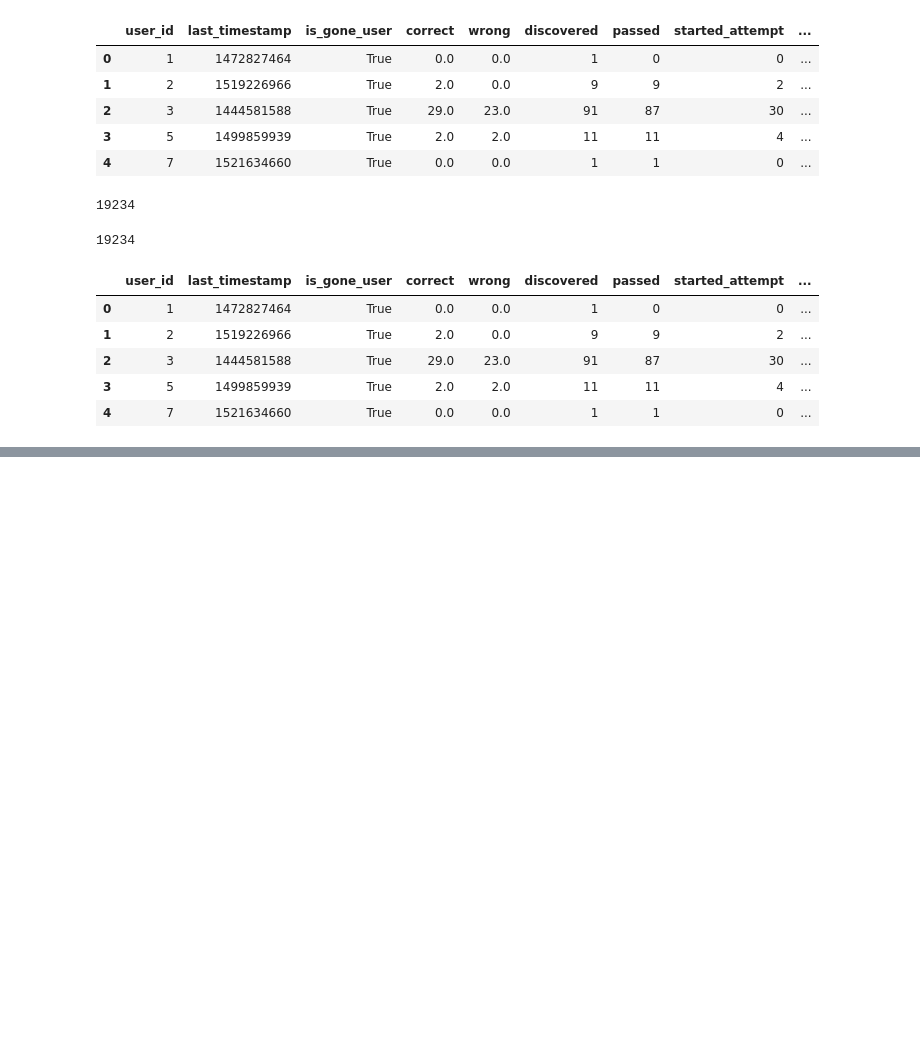
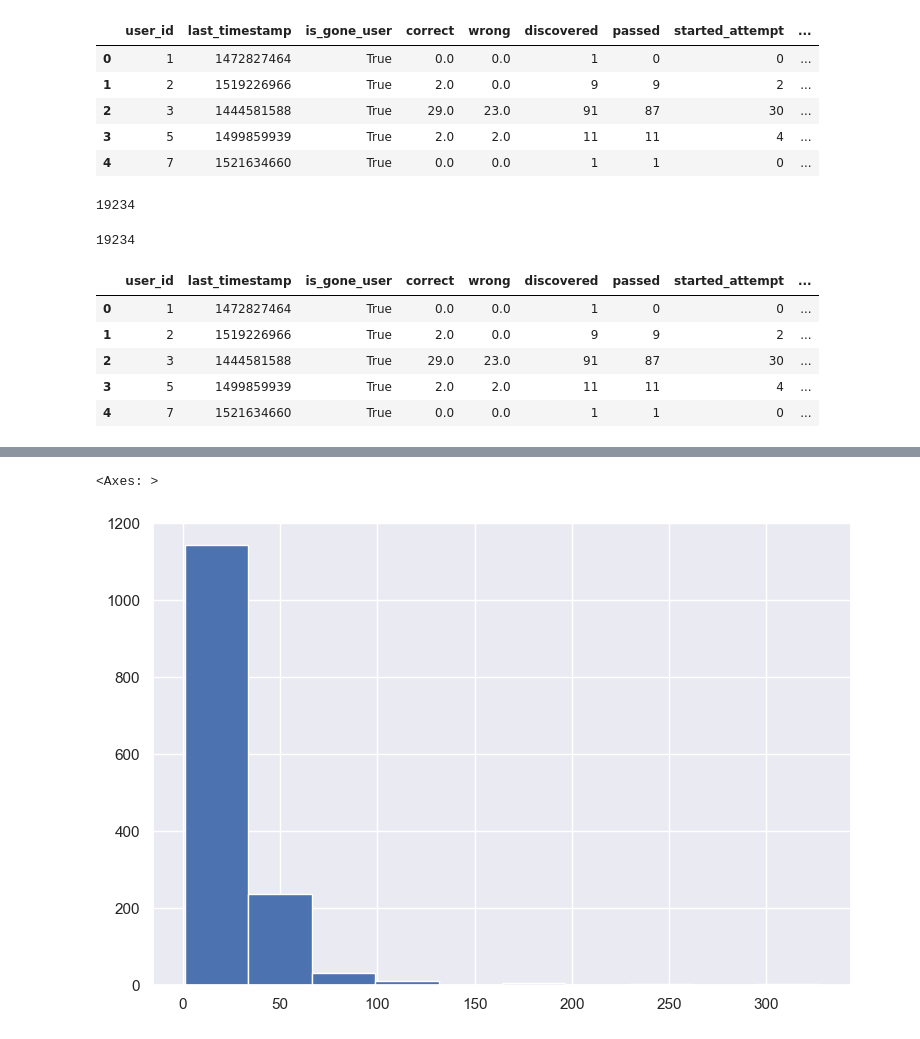
Before and after one commit to ElizaTeplova/SW, a Jupyter notebook: v_test/v_tests.ipynb, the cells around one changed output, grey strips where cells are left out. Drawn from its saved outputs; the diff is of its cells as text; code cells hidden in the pictures; blank space fills up the shorter version.

```diff
--- a/v_test/v_tests.ipynb
+++ b/v_test/v_tests.ipynb
@@ -184,0 +210,5 @@ user_data.groupby('passed_course').count()
+# %%
+user_data[user_data.passed_course].day.hist()
+# %% [output]
+<Axes: >
+[figure, added]
```
Also changed, not shown: parts of 60 cells of this notebook, 31 other files.
